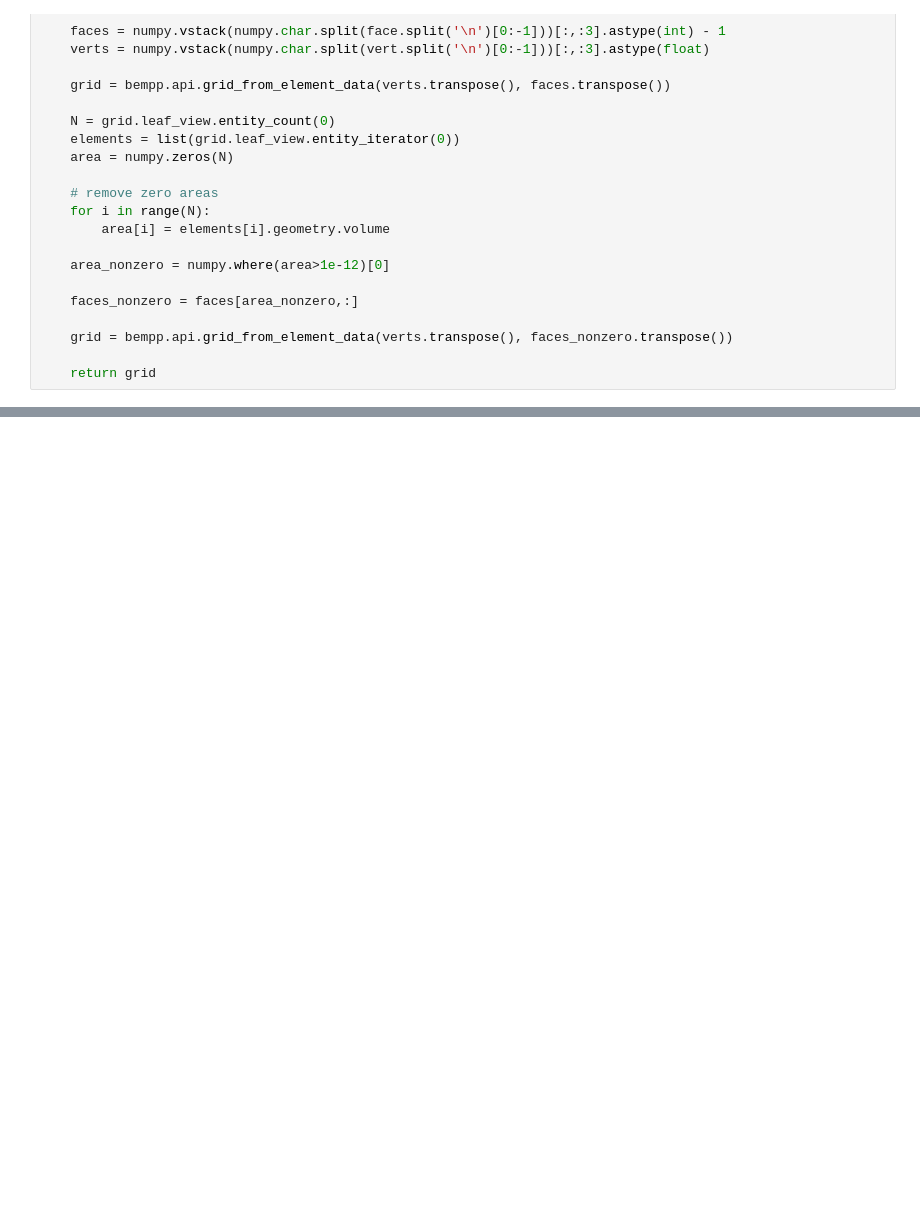
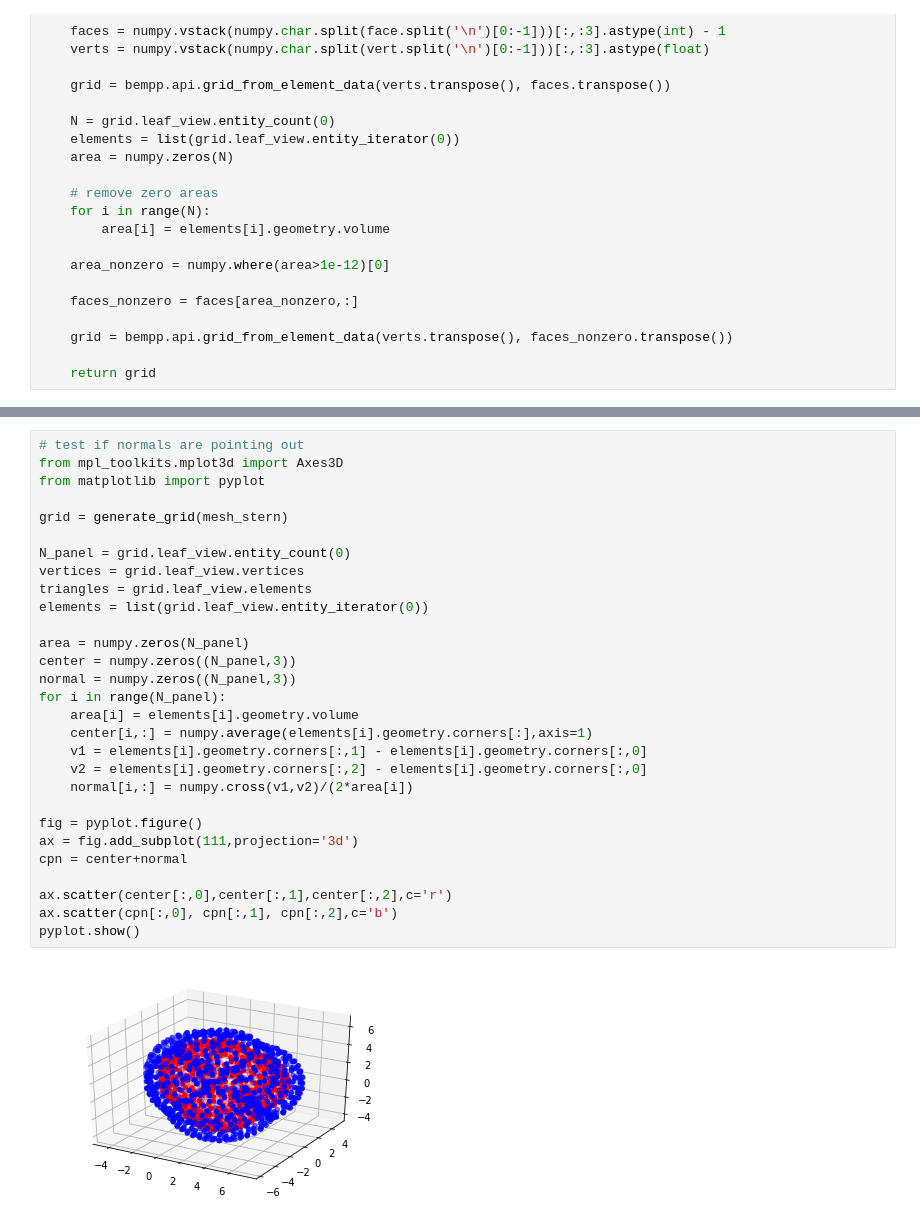
Before and after one commit to cdcooper84/nonpolar_solvation_testing, a Jupyter notebook: vdw_energy.ipynb, the cells around one changed output, grey strips where cells are left out. Cells and saved outputs as stored; diff of their text form; blank space fills up the shorter version.

```diff
--- a/vdw_energy.ipynb
+++ b/vdw_energy.ipynb
@@ -100,0 +147,31 @@ print energy  # kcal/mol
+# %%
+# test if normals are pointing out
+from mpl_toolkits.mplot3d import Axes3D
+from matplotlib import pyplot
+
+grid = generate_grid(mesh_stern)
+
+N_panel = grid.leaf_view.entity_count(0)
+vertices = grid.leaf_view.vertices
+triangles = grid.leaf_view.elements
+elements = list(grid.leaf_view.entity_iterator(0))
+
+area = numpy.zeros(N_panel)
+center = numpy.zeros((N_panel,3))
+normal = numpy.zeros((N_panel,3))
+for i in range(N_panel):
+    area[i] = elements[i].geometry.volume
+    center[i,:] = numpy.average(elements[i].geometry.corners[:],axis=1)
+    v1 = elements[i].geometry.corners[:,1] - elements[i].geometry.corners[:,0]
+    v2 = elements[i].geometry.corners[:,2] - elements[i].geometry.corners[:,0]
+    normal[i,:] = numpy.cross(v1,v2)/(2*area[i])
+
+fig = pyplot.figure()
+ax = fig.add_subplot(111,projection='3d')
+cpn = center+normal
+
+ax.scatter(center[:,0],center[:,1],center[:,2],c='r')
+ax.scatter(cpn[:,0], cpn[:,1], cpn[:,2],c='b')
+pyplot.show()
+# %% [output]
+[figure, added]
```
Also changed, not shown: parts of 3 cells of this notebook, 2 other files.
